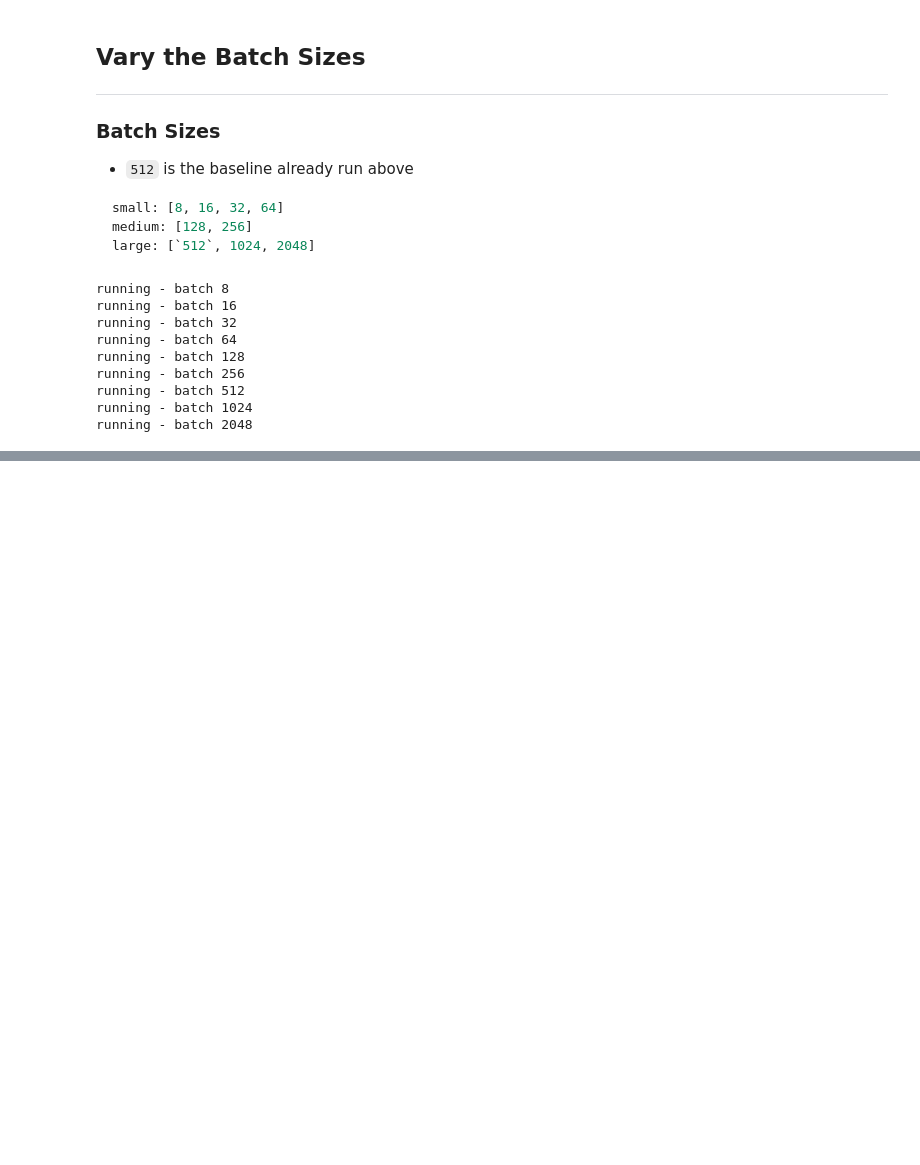
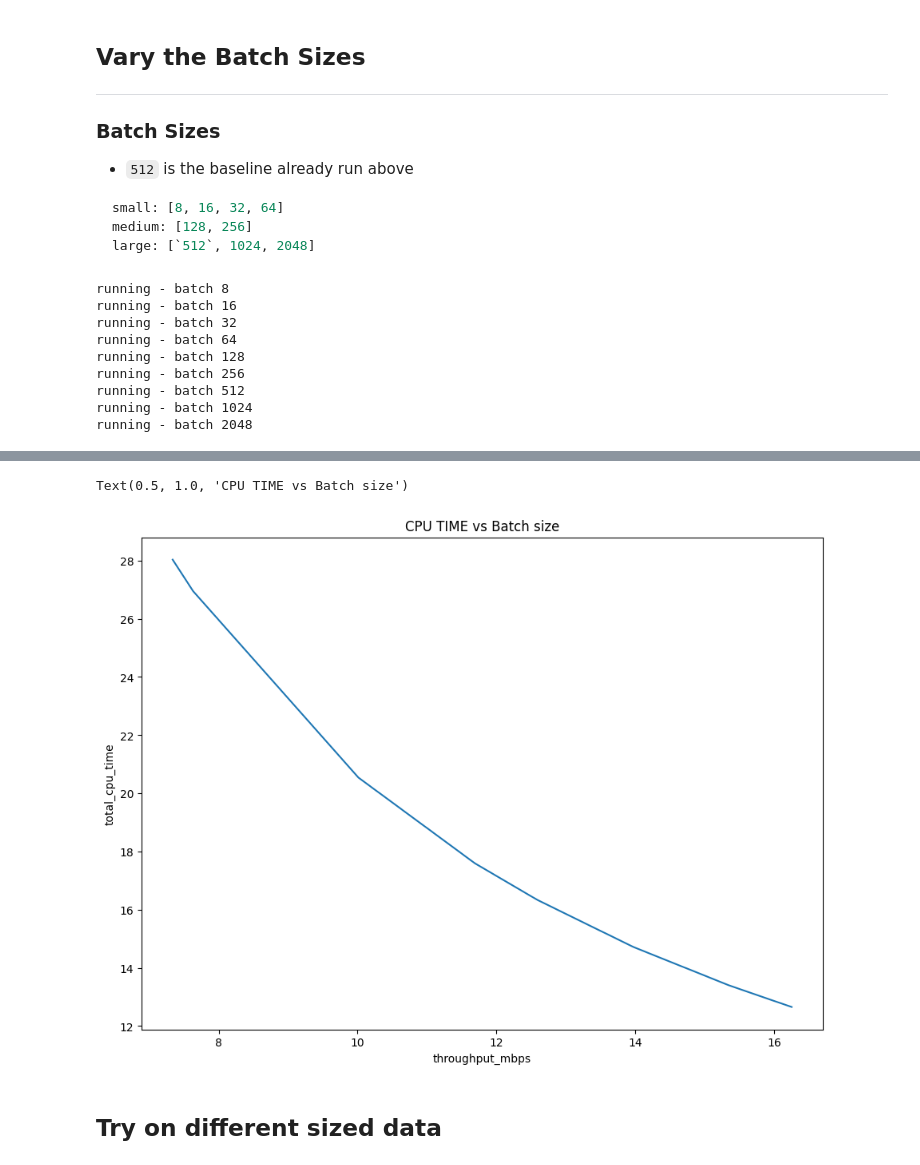
Before and after one commit to UVA-MLSys/DS5110_Fall_2024, a Jupyter notebook: Team 4/demos/01_AI_for_Astronomy_local.ipynb, the cells around one changed output, grey strips where cells are left out. Saved outputs shown, nothing was run; the diff lists cells and outputs as text; code cells hidden in the pictures; blank space fills up the shorter version.

```diff
--- a/Team 4/demos/01_AI_for_Astronomy_local.ipynb
+++ b/Team 4/demos/01_AI_for_Astronomy_local.ipynb
@@ -195,3 +200,11 @@ df_baseline.to_csv("..//data/interim/baseline_vary_batch.csv", index=False)
+# %%
+# increasing the batch size increases the throughput
+sns.lineplot(data=df_baseline, x = "throughput_mbps", y = "total_cpu_time").set_title("CPU TIME vs Batch size")
+# %% [output]
+Text(0.5, 1.0, 'CPU TIME vs Batch size')
+[figure, added]
+# %% [markdown]
+## Try on different sized data
 # %%
 # 1) download data
     # data should be stored in raw and can't be uploaded
```
Also changed, not shown: parts of 6 cells of this notebook, 4 other files.
